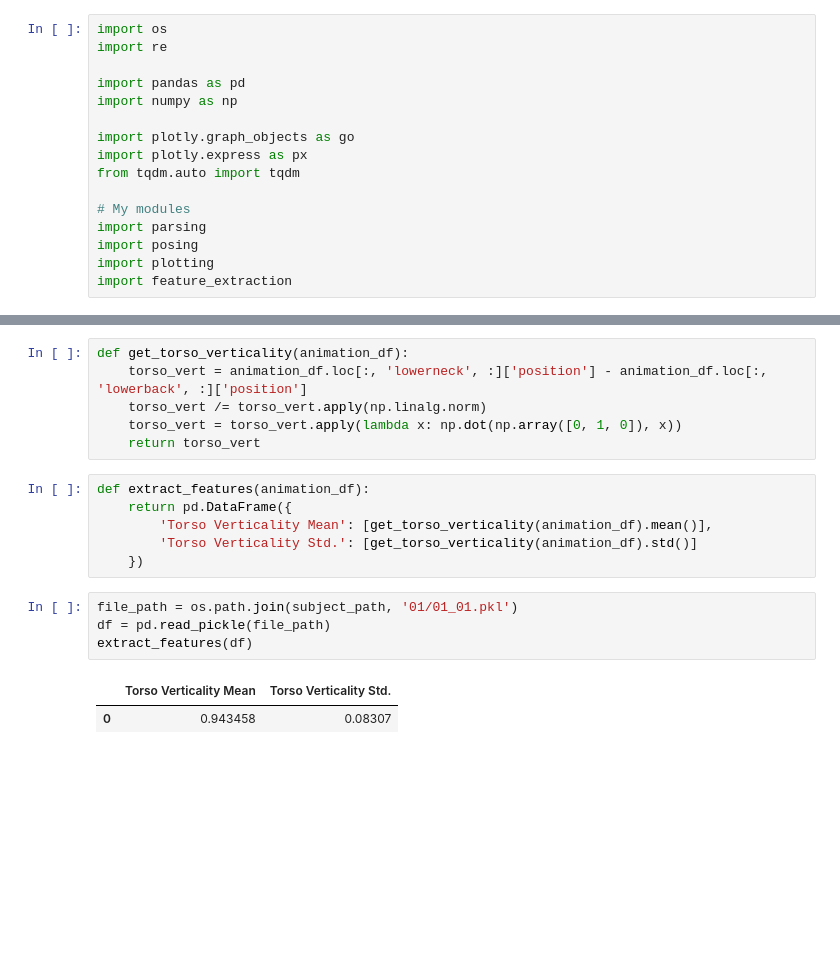
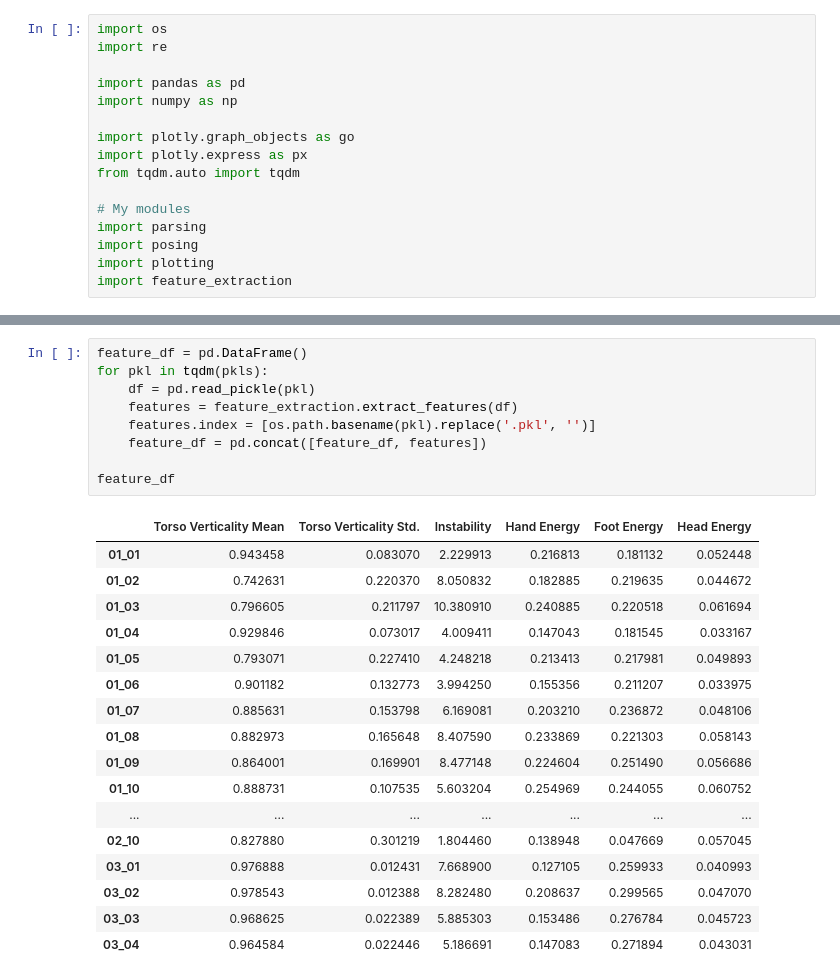
Before and after one commit to DATA-606-SUMMER-2023/shawn_data606, a Jupyter notebook: src/workflow.ipynb, the cells around one changed output, grey strips where cells are left out. Cells and saved outputs as stored; diff of their text form; blank space fills up the shorter version.

```diff
--- a/src/workflow.ipynb
+++ b/src/workflow.ipynb
@@ -28,19 +47,27 @@ len(pkls)
-# %%
-def get_torso_verticality(animation_df):
-    torso_vert = animation_df.loc[:, 'lowerneck', :]['position'] - animation_df.loc[:, 'lowerback', :]['position']
-    torso_vert /= torso_vert.apply(np.linalg.norm)
-    torso_vert = torso_vert.apply(lambda x: np.dot(np.array([0, 1, 0]), x))
-    return torso_vert
-# %%
-def extract_features(animation_df):
-    return pd.DataFrame({
-        'Torso Verticality Mean': [get_torso_verticality(animation_df).mean()],
-        'Torso Verticality Std.': [get_torso_verticality(animation_df).std()]
-    })
-# %%
-file_path = os.path.join(subject_path, '01/01_01.pkl')
-df = pd.read_pickle(file_path)
-extract_features(df)
-# %% [output]
-|  | Torso Verticality Mean | Torso Verticality Std. |
-| 0 | 0.943458 | 0.08307 |
+# %%
+feature_df = pd.DataFrame()
+for pkl in tqdm(pkls):
+    df = pd.read_pickle(pkl)
+    features = feature_extraction.extract_features(df)
+    features.index = [os.path.basename(pkl).replace('.pkl', '')]
+    feature_df = pd.concat([feature_df, features])
+
+feature_df
+# %% [output]
+|  | Torso Verticality Mean | Torso Verticality Std. | Instability | Hand Energy | Foot Energy | Head Energy |
+| 01_01 | 0.943458 | 0.083070 | 2.229913 | 0.216813 | 0.181132 | 0.052448 |
+| 01_02 | 0.742631 | 0.220370 | 8.050832 | 0.182885 | 0.219635 | 0.044672 |
+| 01_03 | 0.796605 | 0.211797 | 10.380910 | 0.240885 | 0.220518 | 0.061694 |
+| 01_04 | 0.929846 | 0.073017 | 4.009411 | 0.147043 | 0.181545 | 0.033167 |
+| 01_05 | 0.793071 | 0.227410 | 4.248218 | 0.213413 | 0.217981 | 0.049893 |
+| 01_06 | 0.901182 | 0.132773 | 3.994250 | 0.155356 | 0.211207 | 0.033975 |
+| 01_07 | 0.885631 | 0.153798 | 6.169081 | 0.203210 | 0.236872 | 0.048106 |
+| 01_08 | 0.882973 | 0.165648 | 8.407590 | 0.233869 | 0.221303 | 0.058143 |
+| 01_09 | 0.864001 | 0.169901 | 8.477148 | 0.224604 | 0.251490 | 0.056686 |
+| 01_10 | 0.888731 | 0.107535 | 5.603204 | 0.254969 | 0.244055 | 0.060752 |
+| ... | ... | ... | ... | ... | ... | ... |
+| 02_10 | 0.827880 | 0.301219 | 1.804460 | 0.138948 | 0.047669 | 0.057045 |
+| 03_01 | 0.976888 | 0.012431 | 7.668900 | 0.127105 | 0.259933 | 0.040993 |
+| 03_02 | 0.978543 | 0.012388 | 8.282480 | 0.208637 | 0.299565 | 0.047070 |
+| 03_03 | 0.968625 | 0.022389 | 5.885303 | 0.153486 | 0.276784 | 0.045723 |
+| 03_04 | 0.964584 | 0.022446 | 5.186691 | 0.147083 | 0.271894 | 0.043031 |
```
Also changed, not shown: parts of 10 cells of this notebook, 1 other file.
